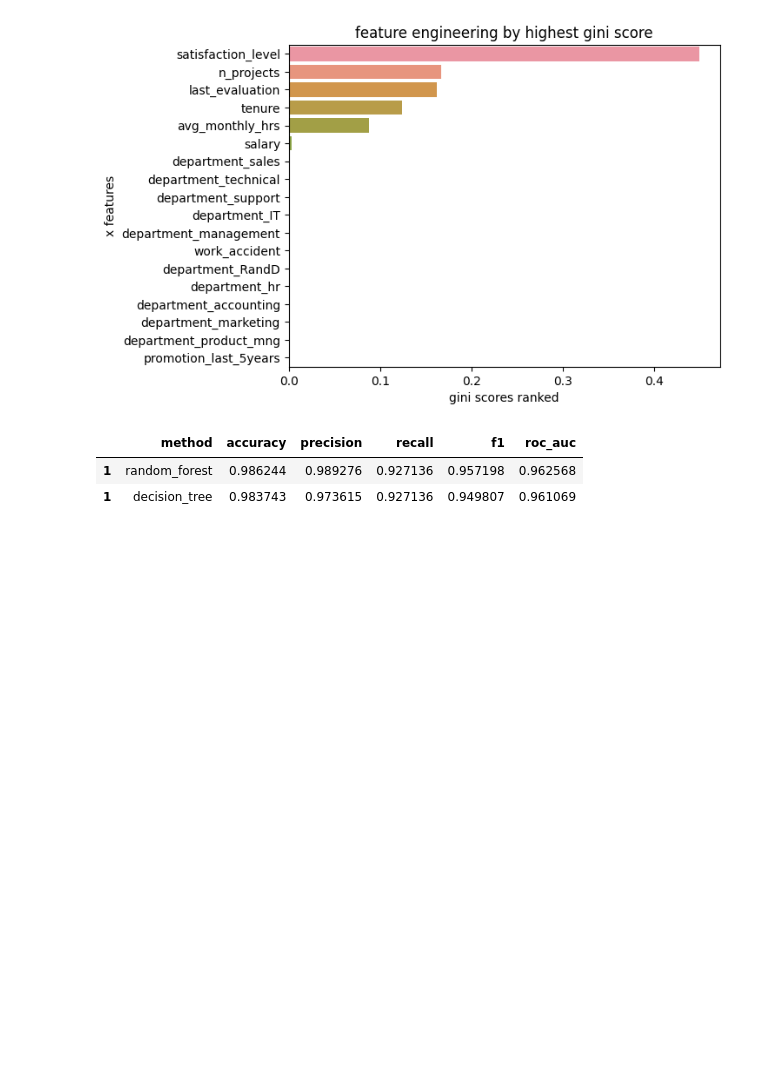
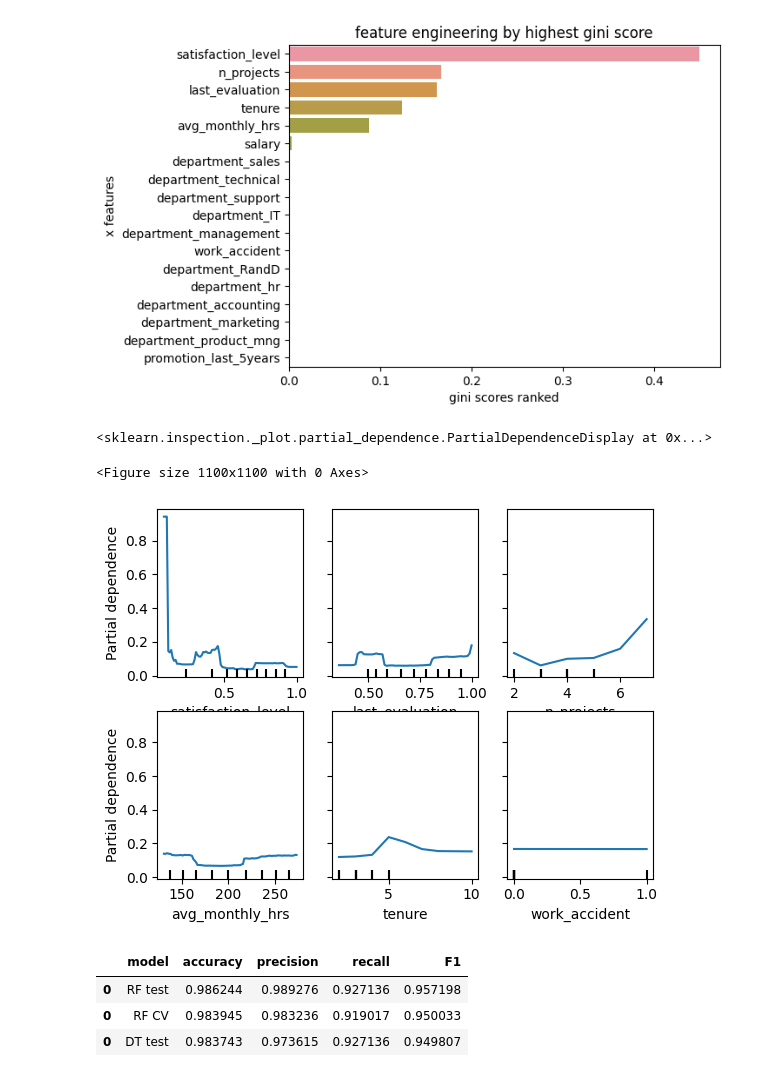
Before and after one commit to aleeex-j/portfolio, a Jupyter notebook: hr-random-forest-classifier.ipynb, the cells around one changed output. Drawn from its saved outputs; the diff is of its cells as text; code cells hidden in the pictures; blank space fills up the shorter version.

```diff
--- a/hr-random-forest-classifier.ipynb
+++ b/hr-random-forest-classifier.ipynb
@@ -406,11 +434,20 @@ vis.set_title('feature engineering by highest gini score')
 # %% [output]
 Text(0.5, 1.0, 'feature engineering by highest gini score')
 [figure]
-# %%
-table1
-# %% [output]
-|  | method | accuracy | precision | recall | f1 | roc_auc |
-| 1 | random_forest | 0.986244 | 0.989276 | 0.927136 | 0.957198 | 0.962568 |
-| 1 | decision_tree | 0.983743 | 0.973615 | 0.927136 | 0.949807 | 0.961069 |
+# %%
+plt.figure(figsize=(11,11))
+PartialDependenceDisplay.from_estimator(rf1, x_train, range(6))
+##reviewing the partial dependence for features with a gini score above 0.
+# %% [output]
+<sklearn.inspection._plot.partial_dependence.PartialDependenceDisplay at 0x...>
+<Figure size 1100x1100 with 0 Axes>
+[figure, added]
+# %%
+results.sort_values(by='F1', ascending=False)
+# %% [output]
+|  | model | accuracy | precision | recall | F1 |
+| 0 | RF test | 0.986244 | 0.989276 | 0.927136 | 0.957198 |
+| 0 | RF CV | 0.983945 | 0.983236 | 0.919017 | 0.950033 |
+| 0 | DT test | 0.983743 | 0.973615 | 0.927136 | 0.949807 |
 # %% [markdown]
 # Results
```
Also changed, not shown: parts of 9 cells of this notebook.
